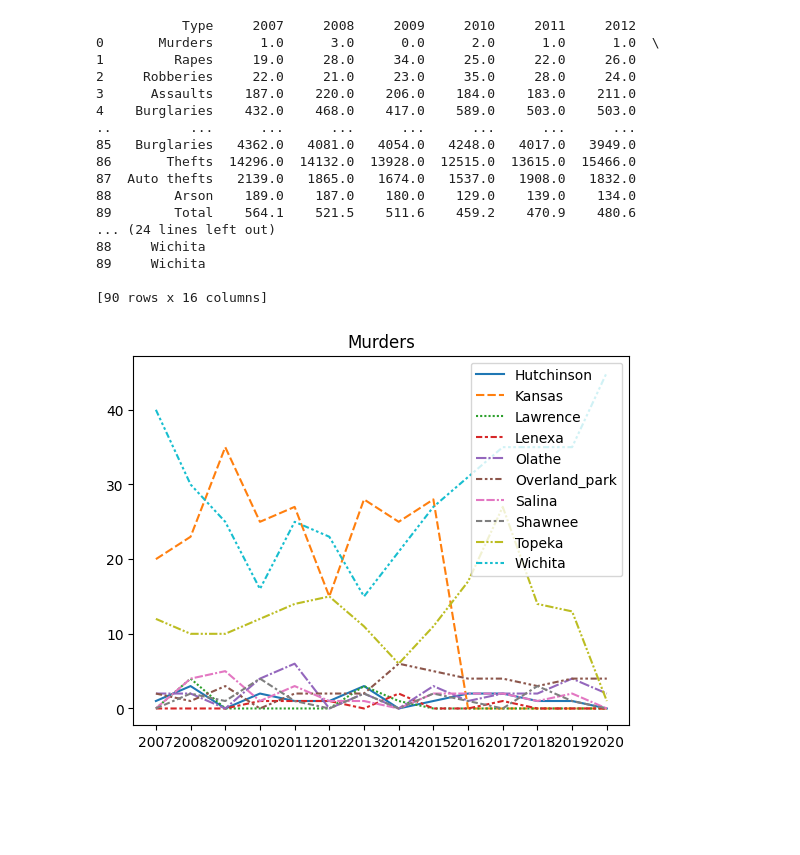
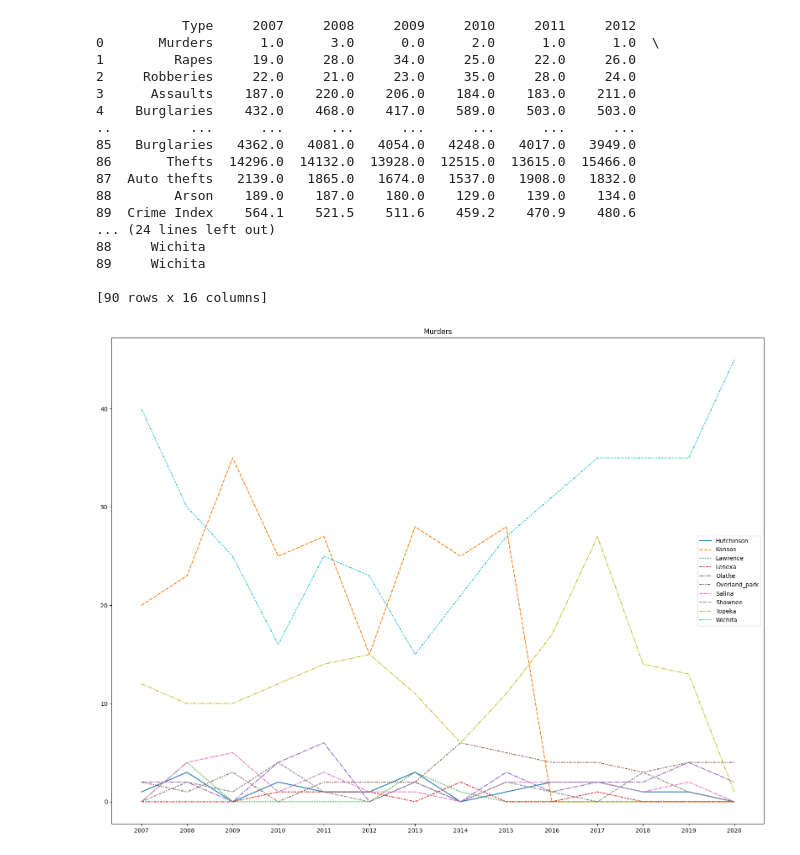
Before and after one commit to Anas436/Analyzing-Crime-Rates-Kansas-USA-Machine-Learning, a Jupyter notebook: src/tasks/task-2-data-analysis/Viktor Ivanenko/Kansas_Crimes_2007_2020_visual.ipynb, the cells around one changed output. Cells and saved outputs as stored; diff of their text form; code cells hidden in the pictures; blank space fills up the shorter version.

```diff
--- a/src/tasks/task-2-data-analysis/Viktor Ivanenko/Kansas_Crimes_2007_2020_visual.ipynb
+++ b/src/tasks/task-2-data-analysis/Viktor Ivanenko/Kansas_Crimes_2007_2020_visual.ipynb
@@ -13,34 +13,34 @@ crimes = df['Type'].unique()
 colors = ['red', 'green', 'blue', 'yellow', 'orange', 'gray', 'black', 'purple', 'pink', 'brown']
 
 for crime in crimes:
-    fig = plt.figure()
+    fig = plt.figure(figsize=[20, 15])
     color_index = 0
     crime_to_plot = pd.DataFrame()
     for row in df[df['Type'] == crime].index:
         #print(row)
         crime_to_plot = pd.concat([crime_to_plot,
                                    pd.DataFrame({df.iloc[row, -1]: df.iloc[row, 1:-1]})], axis=1)
 
     #print(crime, crime_to_plot)
     sns.lineplot(crime_to_plot, linestyle='solid').set_title(crime)
 
     plt.show()
 # %% [output]
            Type     2007     2008     2009     2010     2011     2012
 0       Murders      1.0      3.0      0.0      2.0      1.0      1.0  \
 1         Rapes     19.0     28.0     34.0     25.0     22.0     26.0
 2     Robberies     22.0     21.0     23.0     35.0     28.0     24.0
 3      Assaults    187.0    220.0    206.0    184.0    183.0    211.0
 4    Burglaries    432.0    468.0    417.0    589.0    503.0    503.0
 ..          ...      ...      ...      ...      ...      ...      ...
 85   Burglaries   4362.0   4081.0   4054.0   4248.0   4017.0   3949.0
 86       Thefts  14296.0  14132.0  13928.0  12515.0  13615.0  15466.0
 87  Auto thefts   2139.0   1865.0   1674.0   1537.0   1908.0   1832.0
 88        Arson    189.0    187.0    180.0    129.0    139.0    134.0
-89        Total    564.1    521.5    511.6    459.2    470.9    480.6
+89  Crime Index    564.1    521.5    511.6    459.2    470.9    480.6
 ... (24 lines left out)
 88     Wichita
 89     Wichita
 
 [90 rows x 16 columns]
-[figure, old version]
+[figure, new version]
```
Also changed, not shown: parts of 1 cell of this notebook, 1 other file.
